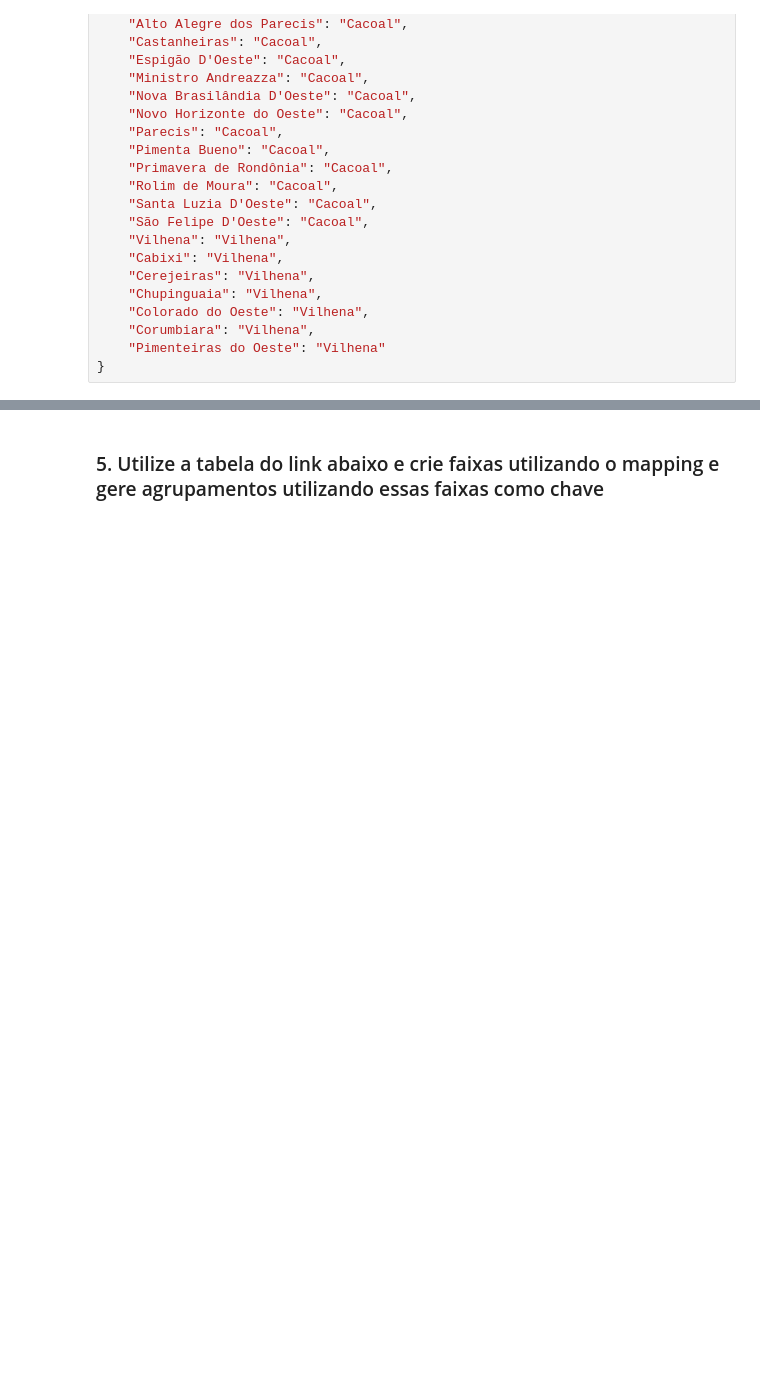
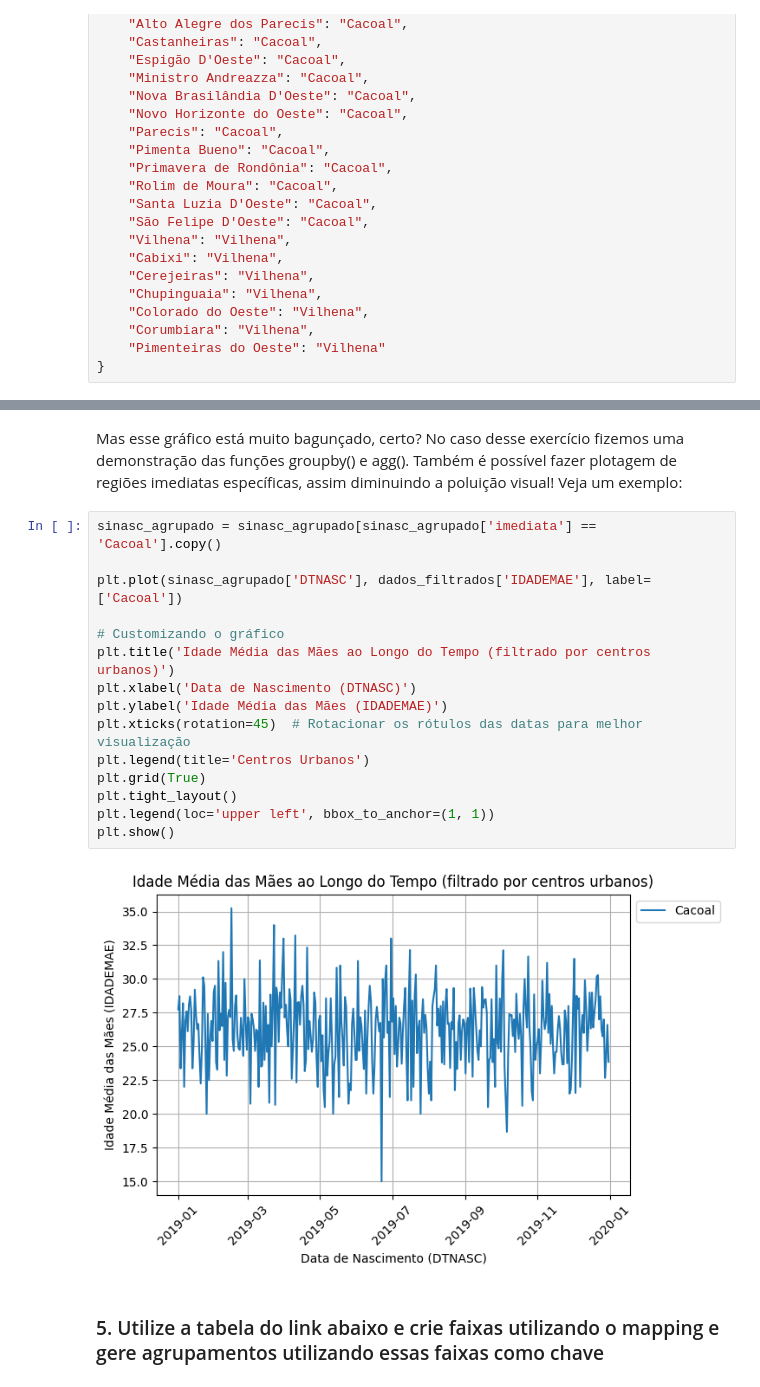
Before and after one commit to MacielGithub/Exercicios_EBAC, a Jupyter notebook: M9_E2.ipynb, the cells around one changed output, grey strips where cells are left out. Saved outputs shown, nothing was run; the diff lists cells and outputs as text; blank space fills up the shorter version.

```diff
--- a/M9_E2.ipynb
+++ b/M9_E2.ipynb
@@ -237,3 +232,22 @@ See the caveats in the documentation: https://pandas.pydata.org/pandas-docs/stab
+# %% [markdown]
+Mas esse gráfico está muito bagunçado, certo? No caso desse exercício fizemos uma demonstração das funções groupby() e agg(). Também é possível fazer plotagem de regiões imediatas específicas, assim diminuindo a poluição visual! Veja um exemplo:
+# %%
+sinasc_agrupado = sinasc_agrupado[sinasc_agrupado['imediata'] == 'Cacoal'].copy()
+
+plt.plot(sinasc_agrupado['DTNASC'], dados_filtrados['IDADEMAE'], label=['Cacoal'])
+
+# Customizando o gráfico
+plt.title('Idade Média das Mães ao Longo do Tempo (filtrado por centros urbanos)')
+plt.xlabel('Data de Nascimento (DTNASC)')
+plt.ylabel('Idade Média das Mães (IDADEMAE)')
+plt.xticks(rotation=45)  # Rotacionar os rótulos das datas para melhor visualização
+plt.legend(title='Centros Urbanos')
+plt.grid(True)
+plt.tight_layout()
+plt.legend(loc='upper left', bbox_to_anchor=(1, 1))
+plt.show()
+# %% [output]
+[figure, added]
 # %% [markdown]
 ### 5. Utilize a tabela do link abaixo e crie faixas utilizando o mapping e gere agrupamentos utilizando essas faixas como chave
 # %% [markdown]
```
Also changed, not shown: parts of 5 cells of this notebook, 1 other file.
